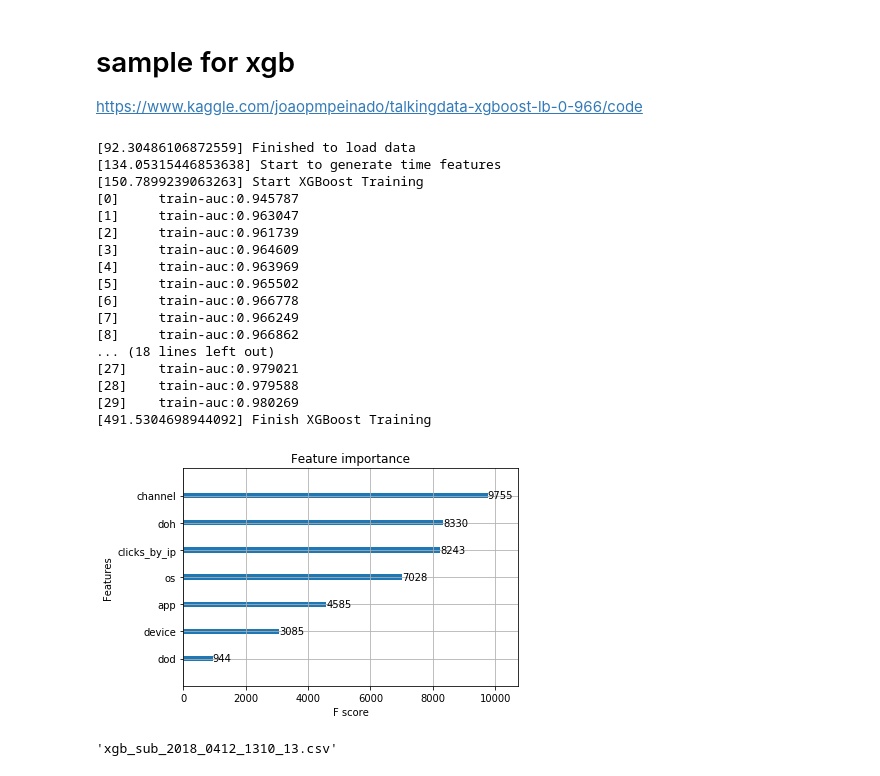
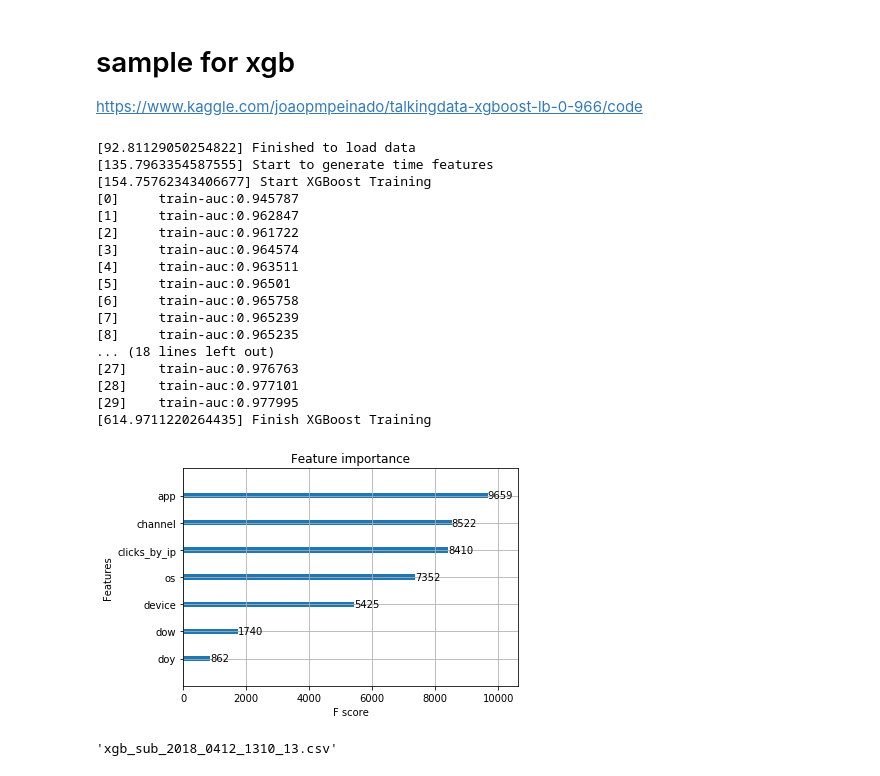
Before and after one commit to teketekere/AdTracking, a Jupyter notebook: src/xgboostSample.ipynb, the cells around one changed output. Drawn from its saved outputs; the diff is of its cells as text; code cells hidden in the pictures.

```diff
--- a/src/xgboostSample.ipynb
+++ b/src/xgboostSample.ipynb
@@ -18,16 +18,24 @@ import matplotlib.pyplot as plt
 # Change this for validation with 10% from train
 is_valid = False
 
+# Check directories
+from pathlib import Path
 path = '../input/'
+modelpath = '../model/'
+subpath = '../sub/'
+picpath = '../pic/'
+directories = [path, modelpath, subpath, picpath]
+for p in directories:
+    if not(Path(p).is_dir()):
+        Path(p).mkdir()
 
 def timeFeatures(df):
     # Make some new features with click_time column
     df['datetime'] = pd.to_datetime(df['click_time'])
-    # df['dow']      = df['datetime'].dt.dayofweek
-    # df["doy"]      = df["datetime"].dt.dayofyear
+    df['dow']      = df['datetime'].dt.dayofweek
+    df['doy']      = df["datetime"].dt.dayofyear
     # df["dteom"]    = df["datetime"].dt.daysinmonth - df["datetime"].dt.day
-    df['doh']      = df['datetime'].dt.hour.astype('uint8')
-    df['dod']      = df['datetime'].dt.day.astype('uint8')
+    # df['doh']      = df['datetime'].dt.hour.astype('uint8')
     df.drop(['click_time', 'datetime'], axis=1, inplace=True)
     return df
 
@@ -132,52 +140,52 @@ print('[{}] Finish XGBoost Training'.format(time.time() - start_time))
 from datetime import datetime as dt
 datetime = dt.now().strftime('_%Y_%m%d_%H%M_%S')
 
 # Plot the feature importance from xgboost
 plot_importance(model)
-plt.gcf().savefig('feature_importance_xgb' + datetime + '.png')
+plt.gcf().savefig(picpath + 'feature_importance_xgb' + datetime + '.png')
 
 # Load the test for predict
 test = pd.read_csv(path+"test.csv", usecols=test_columns, dtype=dtypes)
 test = pd.merge(test, ip_count, on='ip', how='left', sort=False)
 del ip_count
 gc.collect()
 
 sub['click_id'] = test['click_id'].astype('int')
 
 test['clicks_by_ip'] = test['clicks_by_ip'].astype('uint16')
 test = timeFeatures(test)
 test.drop(['click_id', 'ip'], axis=1, inplace=True)
 dtest = xgb.DMatrix(test)
 del test
 gc.collect()
 
 # Save the predictions
 sub['is_attributed'] = model.predict(dtest, ntree_limit=model.best_ntree_limit)
-subname = 'xgb_sub' + datetime + '.csv'
+subname = subpath + 'xgb_sub' + datetime + '.csv'
 sub.to_csv(subname, float_format='%.8f', index=False)
 
 # Save the model
-modelname = 'xgbmodel' + datetime + '.model'
+modelname = modelpath + 'xgbmodel' + datetime + '.model'
 model.save_model(modelname)
 # %% [output]
-[92.30486106872559] Finished to load data
-[134.05315446853638] Start to generate time features
-[150.7899239063263] Start XGBoost Training
+[92.81129050254822] Finished to load data
+[135.7963354587555] Start to generate time features
+[154.75762343406677] Start XGBoost Training
 [0]     train-auc:0.945787
-[1]     train-auc:0.963047
-[2]     train-auc:0.961739
-[3]     train-auc:0.964609
-[4]     train-auc:0.963969
-[5]     train-auc:0.965502
-[6]     train-auc:0.966778
-[7]     train-auc:0.966249
-[8]     train-auc:0.966862
+[1]     train-auc:0.962847
+[2]     train-auc:0.961722
+[3]     train-auc:0.964574
+[4]     train-auc:0.963511
+[5]     train-auc:0.96501
+[6]     train-auc:0.965758
+[7]     train-auc:0.965239
+[8]     train-auc:0.965235
 ... (18 lines left out)
-[27]    train-auc:0.979021
-[28]    train-auc:0.979588
-[29]    train-auc:0.980269
-[491.5304698944092] Finish XGBoost Training
+[27]    train-auc:0.976763
+[28]    train-auc:0.977101
+[29]    train-auc:0.977995
+[614.9711220264435] Finish XGBoost Training
-[figure, old version]
+[figure, new version]
 # %%
 from datetime import datetime as dt
 datetime = dt.now().strftime('_%Y_%m%d_%H%M_%S')
```
Also changed, not shown: parts of 1 cell of this notebook, 2 other files.
